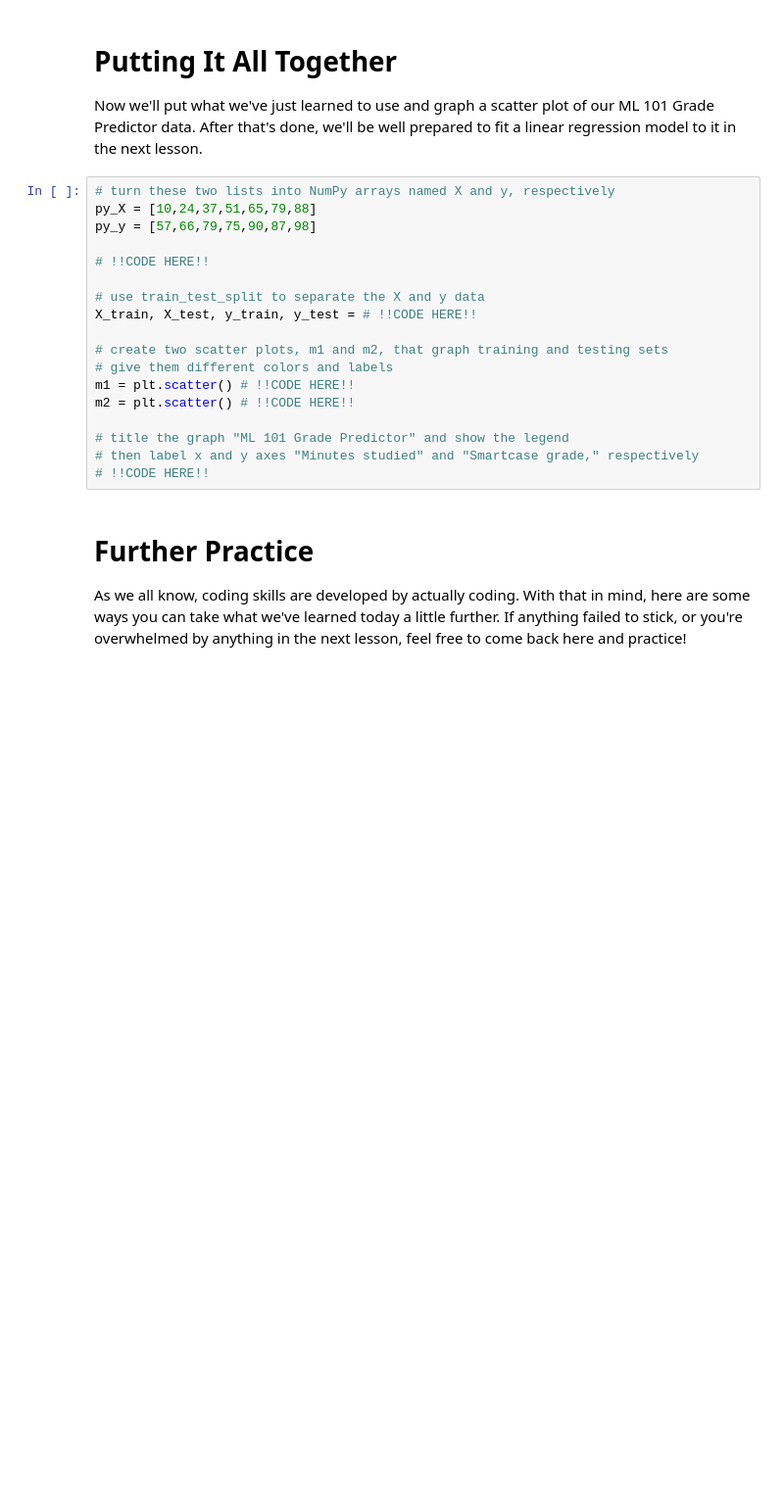
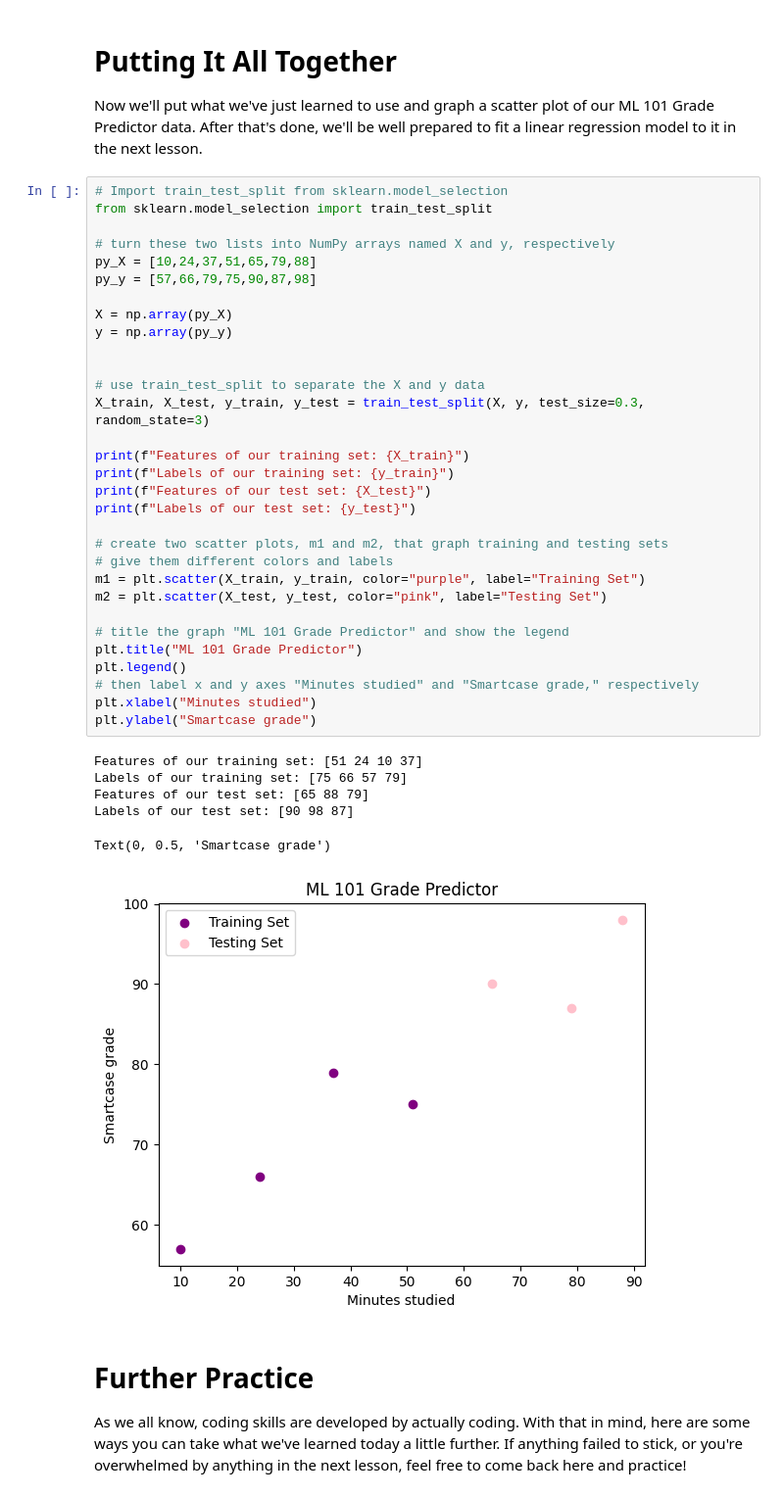
Before and after one commit to manq2010/ml-predict-school-grades, a Jupyter notebook: To_Jupyter_And_Beyond!.ipynb, the cells around one changed output. Shown at 98% size. Saved outputs shown, nothing was run; the diff lists cells and outputs as text; blank space fills up the shorter version.

```diff
--- a/To_Jupyter_And_Beyond!.ipynb
+++ b/To_Jupyter_And_Beyond!.ipynb
@@ -235,23 +235,43 @@ print(f"Labels of our test set: {y_test}")
 
 Now we'll put what we've just learned to use and graph a scatter plot of our ML 101 Grade Predictor data. After that's done, we'll be well prepared to fit a linear regression model to it in the next lesson.
 # %%
+# Import train_test_split from sklearn.model_selection
+from sklearn.model_selection import train_test_split
+
 # turn these two lists into NumPy arrays named X and y, respectively
 py_X = [10,24,37,51,65,79,88]
 py_y = [57,66,79,75,90,87,98]
 
-# !!CODE HERE!!
+X = np.array(py_X)
+y = np.array(py_y)
+
 
 # use train_test_split to separate the X and y data
-X_train, X_test, y_train, y_test = # !!CODE HERE!!
+X_train, X_test, y_train, y_test = train_test_split(X, y, test_size=0.3, random_state=3)
+
+print(f"Features of our training set: {X_train}")
+print(f"Labels of our training set: {y_train}")
+print(f"Features of our test set: {X_test}")
+print(f"Labels of our test set: {y_test}")
 
 # create two scatter plots, m1 and m2, that graph training and testing sets
 # give them different colors and labels
-m1 = plt.scatter() # !!CODE HERE!!
-m2 = plt.scatter() # !!CODE HERE!!
+m1 = plt.scatter(X_train, y_train, color="purple", label="Training Set")
+m2 = plt.scatter(X_test, y_test, color="pink", label="Testing Set")
 
 # title the graph "ML 101 Grade Predictor" and show the legend
+plt.title("ML 101 Grade Predictor")
+plt.legend()
 # then label x and y axes "Minutes studied" and "Smartcase grade," respectively
-# !!CODE HERE!!
+plt.xlabel("Minutes studied")
+plt.ylabel("Smartcase grade")
+# %% [output]
+Features of our training set: [51 24 10 37]
+Labels of our training set: [75 66 57 79]
+Features of our test set: [65 88 79]
+Labels of our test set: [90 98 87]
+Text(0, 0.5, 'Smartcase grade')
+[figure, added]
 # %% [markdown]
 # Further Practice
 
```
Also changed, not shown: parts of 1 cell of this notebook.
